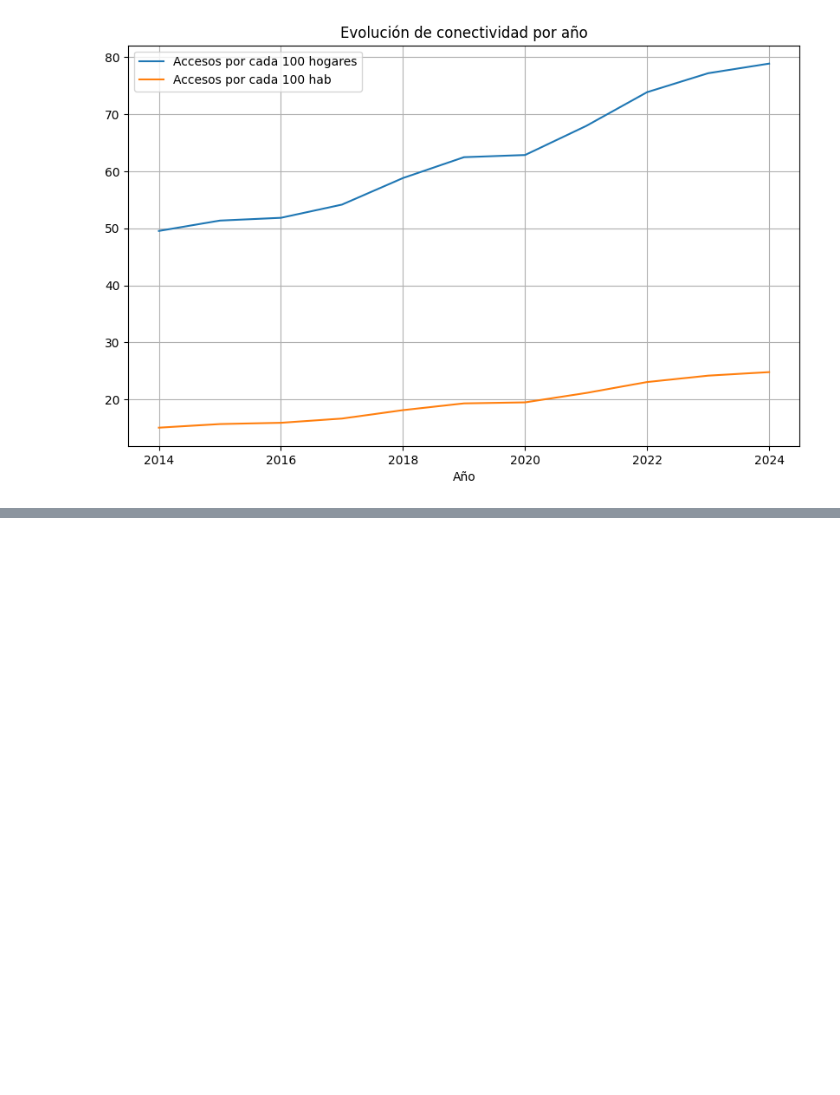
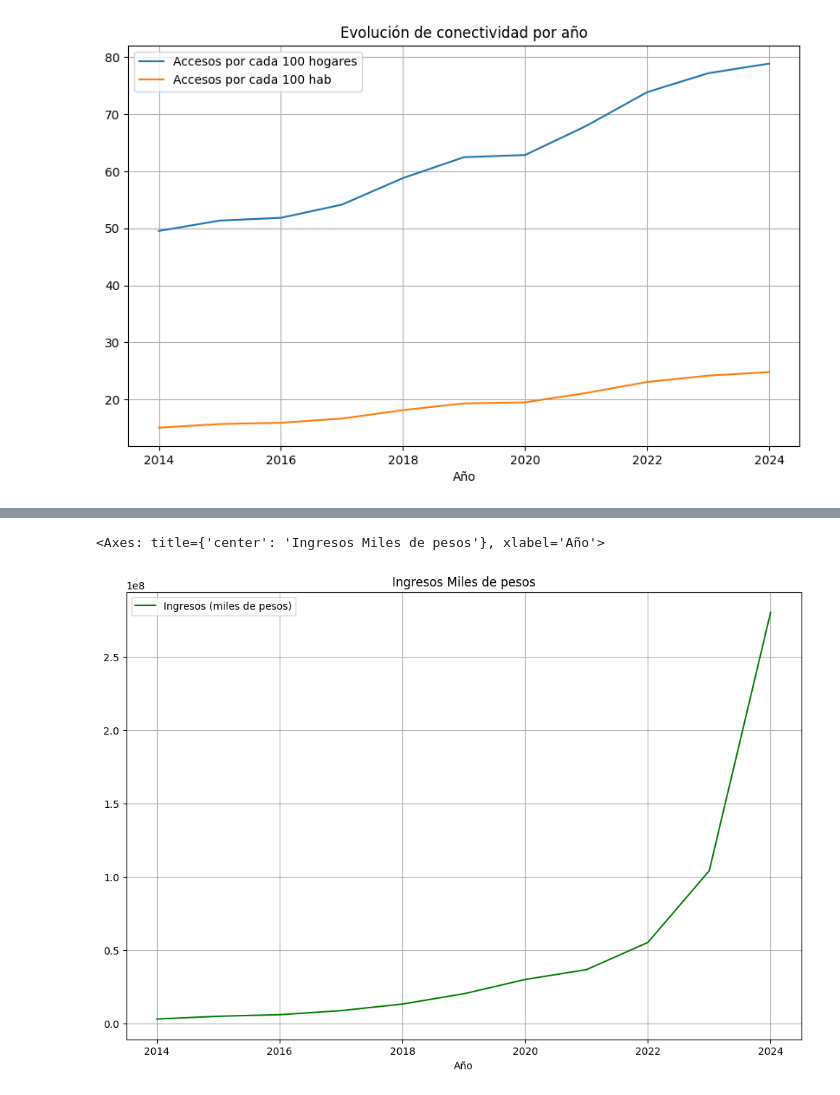
Before and after one commit to FerchoHenry/fmgc-pida, a Jupyter notebook: notebooks/EDA.ipynb, the cells around one changed output, grey strips where cells are left out. Saved outputs shown, nothing was run; the diff lists cells and outputs as text; code cells hidden in the pictures; blank space fills up the shorter version.

```diff
--- a/notebooks/EDA.ipynb
+++ b/notebooks/EDA.ipynb
@@ -430,0 +665,4 @@ df_Penetracion_totales.plot(x='Año', figsize=(10,6), grid=True, title = 'Evoluc
+# %%
+#forzamos el cambio al nuevo valor
+#df_Ingresos_['Año'].iloc[1] = 2023 #Warnings
+df_Ingresos_.loc[4, "Año"] = 2023
@@ -430,0 +684,10 @@ df_Penetracion_totales.plot(x='Año', figsize=(10,6), grid=True, title = 'Evoluc
+# %%
+df_Ingresos_.plot(x='Año',
+                  grid=True,
+                  figsize=(12,8),
+                  title="Ingresos Miles de pesos",
+                  color='green'
+                  )
+# %% [output]
+<Axes: title={'center': 'Ingresos Miles de pesos'}, xlabel='Año'>
+[figure, added]
```
Also changed, not shown: parts of 34 cells of this notebook.
